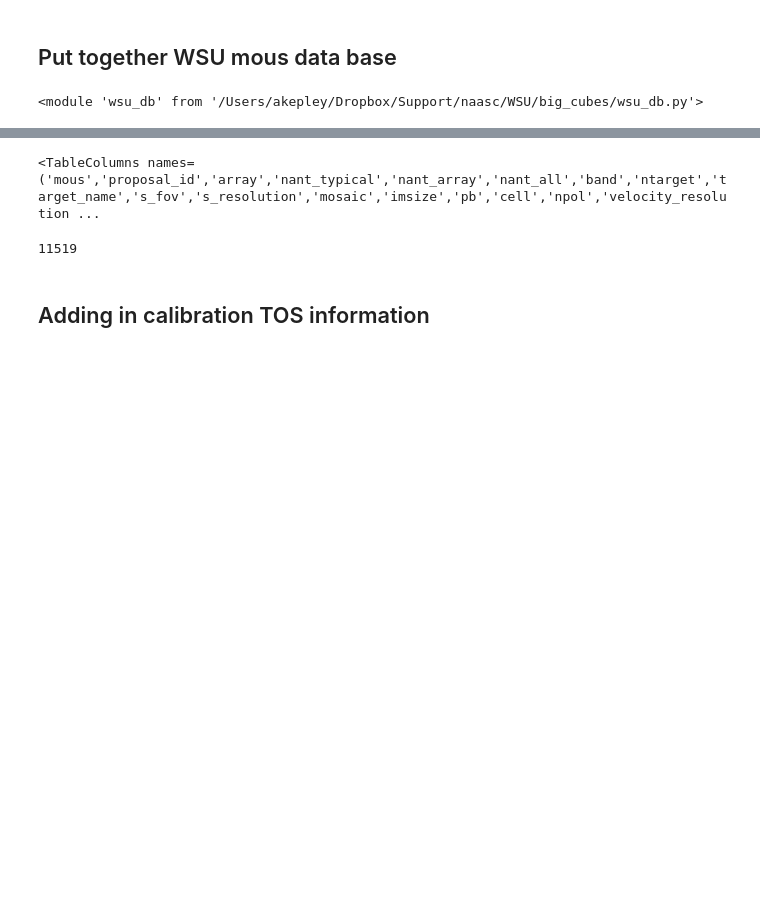
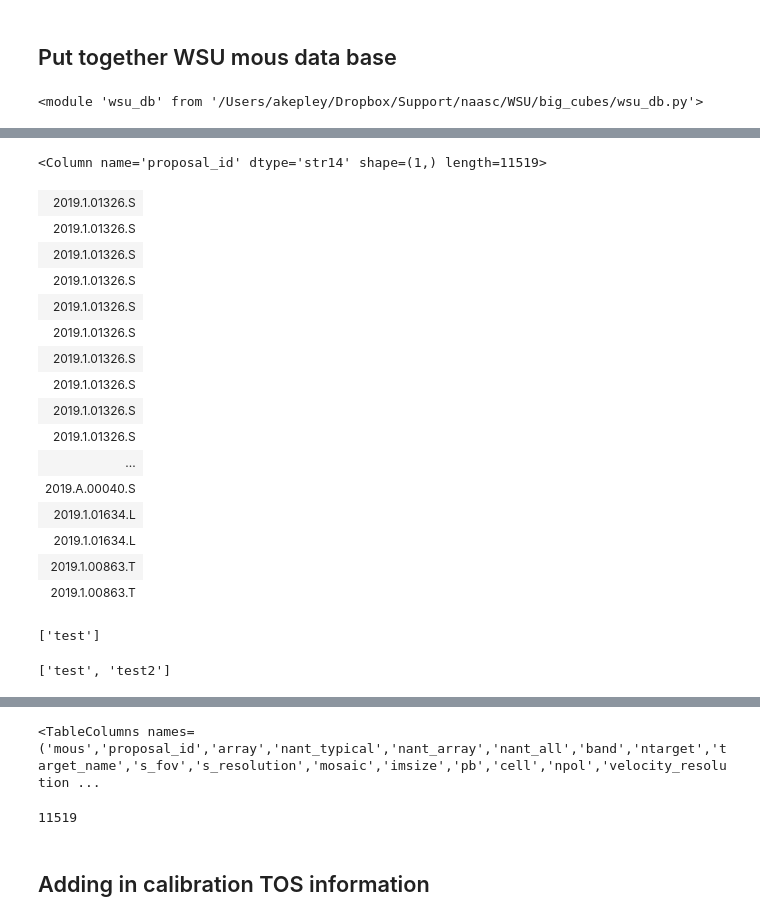
Before and after one commit to aakepley/big-cubes, a Jupyter notebook: WSU_size_of_computing_numbers_database.ipynb, the cells around one changed output, grey strips where cells are left out. Cells and saved outputs as stored; diff of their text form; code cells hidden in the pictures; blank space fills up the shorter version.

```diff
--- a/WSU_size_of_computing_numbers_database.ipynb
+++ b/WSU_size_of_computing_numbers_database.ipynb
@@ -66,0 +87,20 @@ result_c8 = wsu_db.create_database(cycle8tab)
+# %%
+result['proposal_id']
+# %% [output]
+<Column name='proposal_id' dtype='str14' shape=(1,) length=11519>
+| 2019.1.01326.S |
+| 2019.1.01326.S |
+| 2019.1.01326.S |
+| 2019.1.01326.S |
+| 2019.1.01326.S |
+| 2019.1.01326.S |
+| 2019.1.01326.S |
+| 2019.1.01326.S |
+| 2019.1.01326.S |
+| 2019.1.01326.S |
+| ... |
+| 2019.A.00040.S |
+| 2019.1.01634.L |
+| 2019.1.01634.L |
+| 2019.1.00863.T |
+| 2019.1.00863.T |
@@ -66,0 +111,4 @@ result_c8 = wsu_db.create_database(cycle8tab)
+# %%
+test
+# %% [output]
+['test']
@@ -66,0 +117,4 @@ result_c8 = wsu_db.create_database(cycle8tab)
+# %%
+test
+# %% [output]
+['test', 'test2']
```
Also changed, not shown: parts of 14 cells of this notebook, 2 other files.
